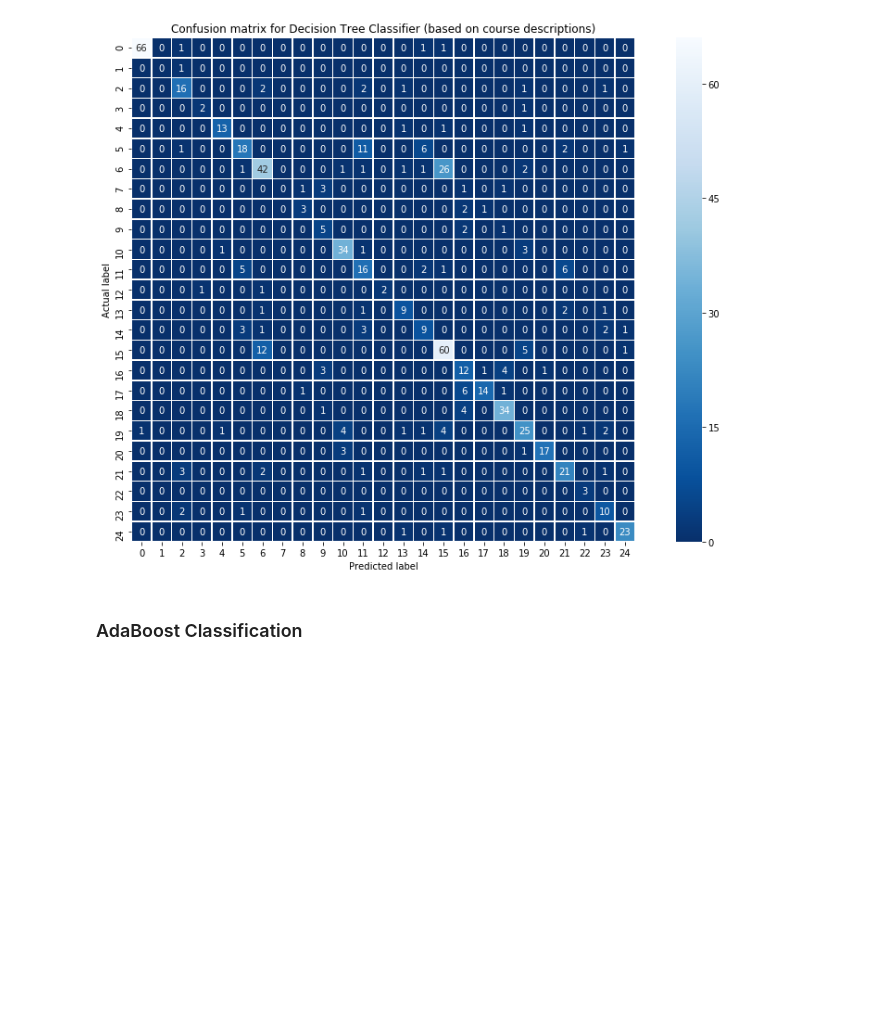
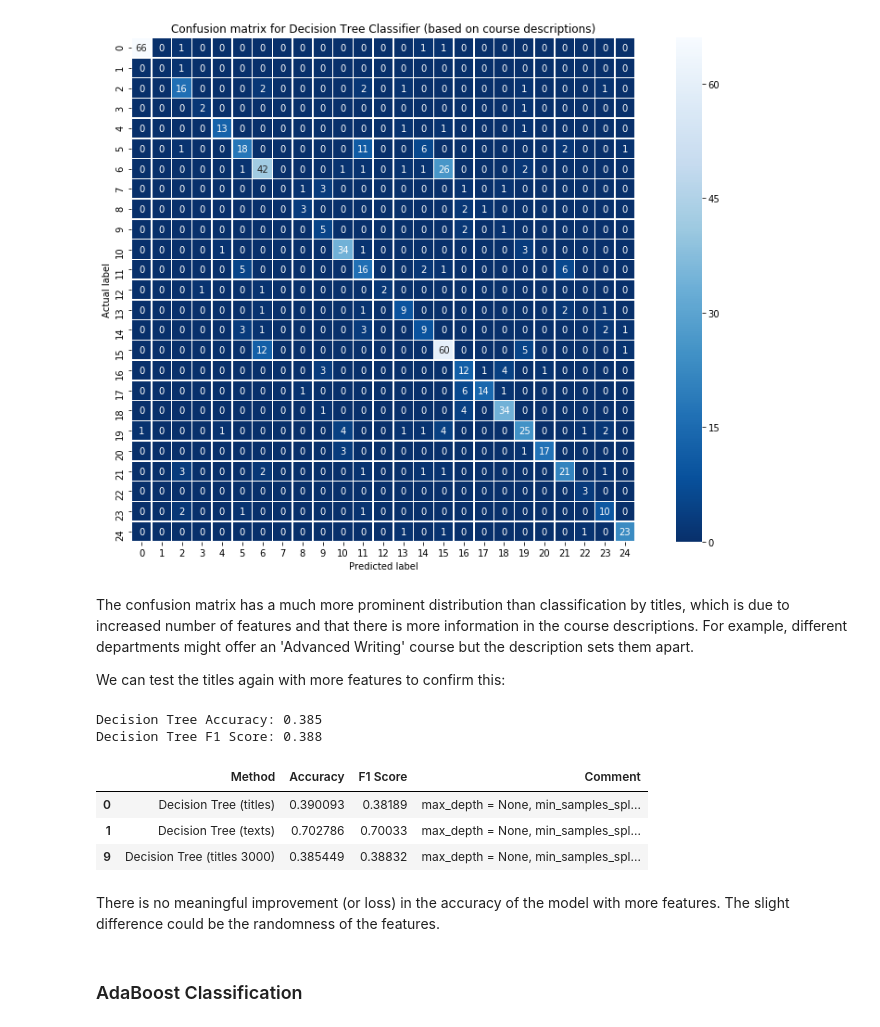
Before and after one commit to Af4rinz/dm-uva-courses, a Jupyter notebook: phase2.ipynb, the cells around one changed output. Cells and saved outputs as stored; diff of their text form; code cells hidden in the pictures; blank space fills up the shorter version.

```diff
--- a/phase2.ipynb
+++ b/phase2.ipynb
@@ -687,3 +721,7 @@ plt.title('Confusion matrix for Decision Tree Classifier (based on course descri
 plt.show()
 # %% [output]
 [figure]
+# %% [markdown]
+The confusion matrix has a much more prominent distribution than classification by titles, which is due to increased number of features and that there is more information in the course descriptions. For example, different departments might offer an 'Advanced Writing' course but the description sets them apart.
+
+We can test the titles again with more features to confirm this:
@@ -690,2 +730,22 @@ plt.show()
+# %%
+dt_y_pred, dt_accuracy, dt_cmat, dt_f1 = dt_classify(X_train, y_train, X_test, y_test)
+print('Decision Tree Accuracy: %.3f' % dt_accuracy)
+print('Decision Tree F1 Score: %.3f' % dt_f1)
+class_results = class_results.append({'Method': 'Decision Tree (titles 3000)',
+    'Accuracy': dt_accuracy, 'F1 Score': dt_f1,
+    'Comment': 'max_depth = None, min_samples_split = 2, min_samples_leaf = 1'},
+    ignore_index=True)
+# %% [output]
+Decision Tree Accuracy: 0.385
+Decision Tree F1 Score: 0.388
+# %%
+class_results[class_results['Method'].str.contains('Decision Tree')]
+# %% [output]
+|  | Method | Accuracy | F1 Score | Comment |
+| 0 | Decision Tree (titles) | 0.390093 | 0.38189 | max_depth = None, min_samples_spl... |
+| 1 | Decision Tree (texts) | 0.702786 | 0.70033 | max_depth = None, min_samples_spl... |
+| 9 | Decision Tree (titles 3000) | 0.385449 | 0.38832 | max_depth = None, min_samples_spl... |
+# %% [markdown]
+There is no meaningful improvement (or loss) in the accuracy of the model with more features. The slight difference could be the randomness of the features.
 # %% [markdown]
 ### AdaBoost Classification
```
Also changed, not shown: parts of 23 cells of this notebook, 1 other file.
